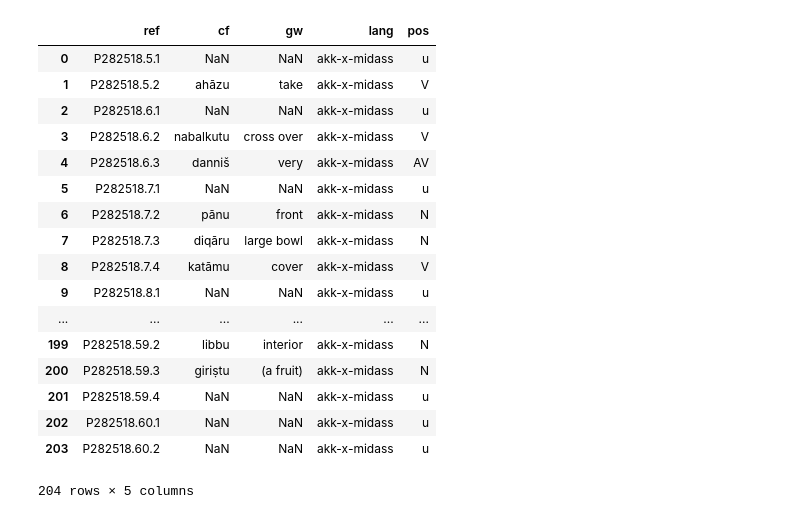
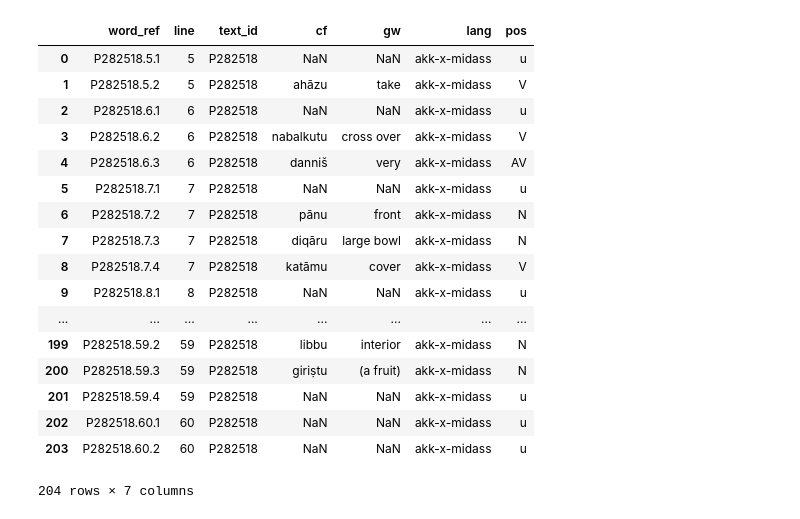
Before and after one commit to niekveldhuis/ORACC-JSON, a Jupyter notebook: Untitled.ipynb, the cells around one changed output. Cells and saved outputs as stored; diff of their text form; code cells hidden in the pictures.

Commit message:
testing objectpath more

```diff
--- a/Untitled.ipynb
+++ b/Untitled.ipynb
@@ -14,6 +11,8 @@ tree = objectpath.Tree(data)
 # %%
-refs = tree.execute("$..cdl[@.node is 'l'].(ref)")
+tree = objectpath.Tree(data)
+refs = tree.execute("$..cdl[@.node is 'l'].ref")
 words = tree.execute("$..'f'.(cf, gw, pos, lang)")
+labels = tree.execute("$..cdl[@.type is 'line-start'].(ref, label)")
 # %%
 ref_df = pd.DataFrame(refs)
 words_df = pd.DataFrame(words)
@@ -41,21 +20,27 @@ ref_df
+# %%
+ref_df.columns = ["word_ref"]
+ref_df['line'] = [int(wordid.split('.')[1]) for wordid in ref_df['word_ref']]
+ref_df["text_id"] = [wordid[:7] for wordid in ref_df["word_ref"]]
 # %%
-ref_df.join(words_df)
+df = ref_df.join(words_df)
-# %% [output]
-|  | ref | cf | gw | lang | pos |
-| 0 | P282518.5.1 | NaN | NaN | akk-x-midass | u |
-| 1 | P282518.5.2 | ahāzu | take | akk-x-midass | V |
-| 2 | P282518.6.1 | NaN | NaN | akk-x-midass | u |
-| 3 | P282518.6.2 | nabalkutu | cross over | akk-x-midass | V |
-| 4 | P282518.6.3 | danniš | very | akk-x-midass | AV |
-| 5 | P282518.7.1 | NaN | NaN | akk-x-midass | u |
-| 6 | P282518.7.2 | pānu | front | akk-x-midass | N |
-| 7 | P282518.7.3 | diqāru | large bowl | akk-x-midass | N |
-| 8 | P282518.7.4 | katāmu | cover | akk-x-midass | V |
-| 9 | P282518.8.1 | NaN | NaN | akk-x-midass | u |
-| ... | ... | ... | ... | ... | ... |
-| 199 | P282518.59.2 | libbu | interior | akk-x-midass | N |
-| 200 | P282518.59.3 | giriṣtu | (a fruit) | akk-x-midass | N |
-| 201 | P282518.59.4 | NaN | NaN | akk-x-midass | u |
-| 202 | P282518.60.1 | NaN | NaN | akk-x-midass | u |
-| 203 | P282518.60.2 | NaN | NaN | akk-x-midass | u |
-204 rows × 5 columns
+# %%
+df
+# %% [output]
+|  | word_ref | line | text_id | cf | gw | lang | pos |
+| 0 | P282518.5.1 | 5 | P282518 | NaN | NaN | akk-x-midass | u |
+| 1 | P282518.5.2 | 5 | P282518 | ahāzu | take | akk-x-midass | V |
+| 2 | P282518.6.1 | 6 | P282518 | NaN | NaN | akk-x-midass | u |
+| 3 | P282518.6.2 | 6 | P282518 | nabalkutu | cross over | akk-x-midass | V |
+| 4 | P282518.6.3 | 6 | P282518 | danniš | very | akk-x-midass | AV |
+| 5 | P282518.7.1 | 7 | P282518 | NaN | NaN | akk-x-midass | u |
+| 6 | P282518.7.2 | 7 | P282518 | pānu | front | akk-x-midass | N |
+| 7 | P282518.7.3 | 7 | P282518 | diqāru | large bowl | akk-x-midass | N |
+| 8 | P282518.7.4 | 7 | P282518 | katāmu | cover | akk-x-midass | V |
+| 9 | P282518.8.1 | 8 | P282518 | NaN | NaN | akk-x-midass | u |
+| ... | ... | ... | ... | ... | ... | ... | ... |
+| 199 | P282518.59.2 | 59 | P282518 | libbu | interior | akk-x-midass | N |
+| 200 | P282518.59.3 | 59 | P282518 | giriṣtu | (a fruit) | akk-x-midass | N |
+| 201 | P282518.59.4 | 59 | P282518 | NaN | NaN | akk-x-midass | u |
+| 202 | P282518.60.1 | 60 | P282518 | NaN | NaN | akk-x-midass | u |
+| 203 | P282518.60.2 | 60 | P282518 | NaN | NaN | akk-x-midass | u |
+204 rows × 7 columns
```
Also changed, not shown: parts of 15 cells of this notebook, 1 other file.
